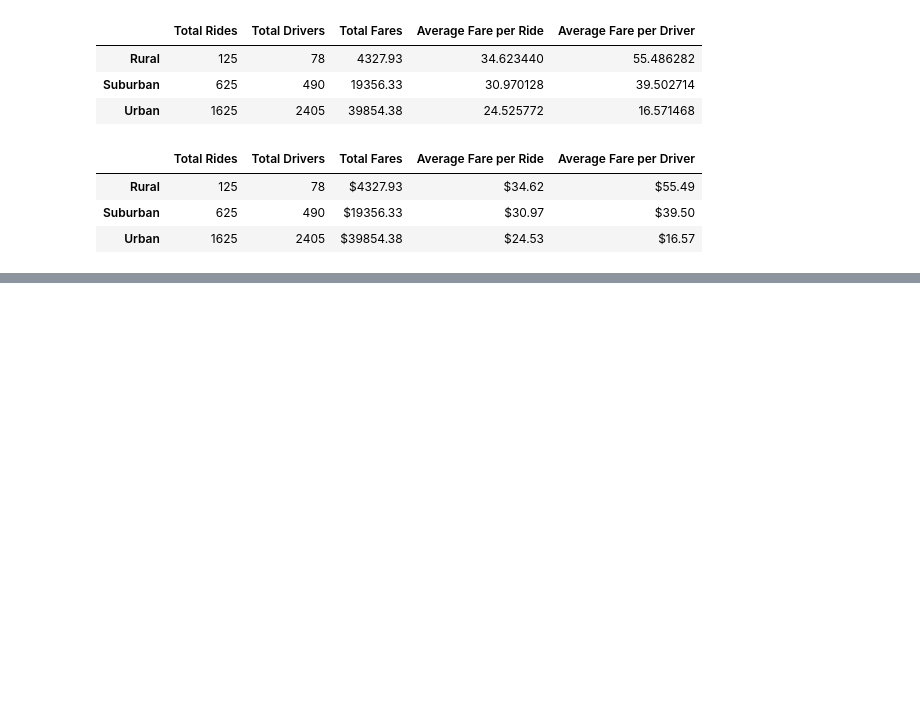
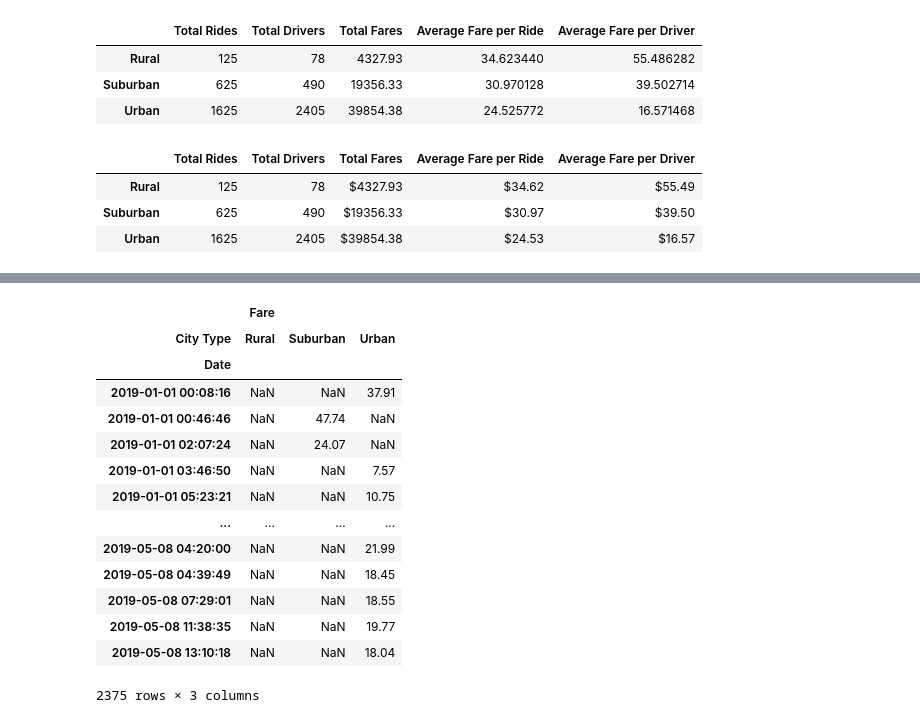
Before and after one commit to munjih/PyBer_Analysis, a Jupyter notebook: PyBer_Challenge.ipynb, the cells around one changed output, grey strips where cells are left out. Drawn from its saved outputs; the diff is of its cells as text; code cells hidden in the pictures; blank space fills up the shorter version.

```diff
--- a/PyBer_Challenge.ipynb
+++ b/PyBer_Challenge.ipynb
@@ -138,0 +176,4 @@ summary_df
+# %%
+# Create a new DataFrame for fares and include only the Date, City Type, and Fare columns
+pyber_fares_df = pyber_data_new_index[["Fare", "City Type"]].copy()
+pyber_fares_df
@@ -138,0 +195,4 @@ summary_df
+# %%
+# Set the index to the datetime data type
+pyber_fares_df.index = pd.to_datetime(pyber_fares_df.index)
+pyber_fares_df
@@ -138,0 +227,4 @@ summary_df
+# %%
+# Calculate the sum of fares by the type of city and date
+fare_sum_by_type_date = pyber_fares_df.groupby(["City Type", "Date"]).sum()
+fare_sum_by_type_date
@@ -138,0 +264,20 @@ summary_df
+# %%
+# Create a pivot table DataFrame with the Date as the index
+pivot_table_df = pd.pivot_table(fare_sum_by_type_date, index=["Date"], columns="City Type")
+pivot_table_df
+# %% [output]
+|  | Fare |  |  |
+| City Type | Rural | Suburban | Urban |
+| Date |  |  |  |
+| 2019-01-01 00:08:16 | NaN | NaN | 37.91 |
+| 2019-01-01 00:46:46 | NaN | 47.74 | NaN |
+| 2019-01-01 02:07:24 | NaN | 24.07 | NaN |
+| 2019-01-01 03:46:50 | NaN | NaN | 7.57 |
+| 2019-01-01 05:23:21 | NaN | NaN | 10.75 |
+| ... | ... | ... | ... |
+| 2019-05-08 04:20:00 | NaN | NaN | 21.99 |
+| 2019-05-08 04:39:49 | NaN | NaN | 18.45 |
+| 2019-05-08 07:29:01 | NaN | NaN | 18.55 |
+| 2019-05-08 11:38:35 | NaN | NaN | 19.77 |
+| 2019-05-08 13:10:18 | NaN | NaN | 18.04 |
+2375 rows × 3 columns
```
Also changed, not shown: parts of 10 cells of this notebook, 1 other file.
